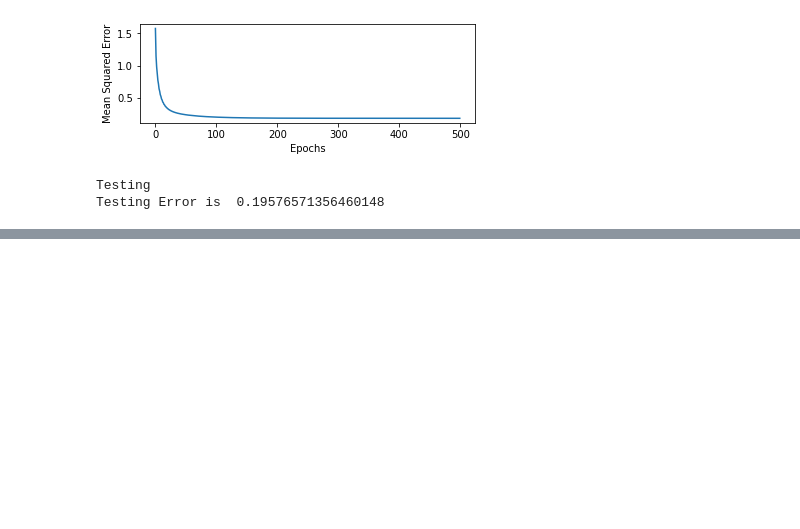
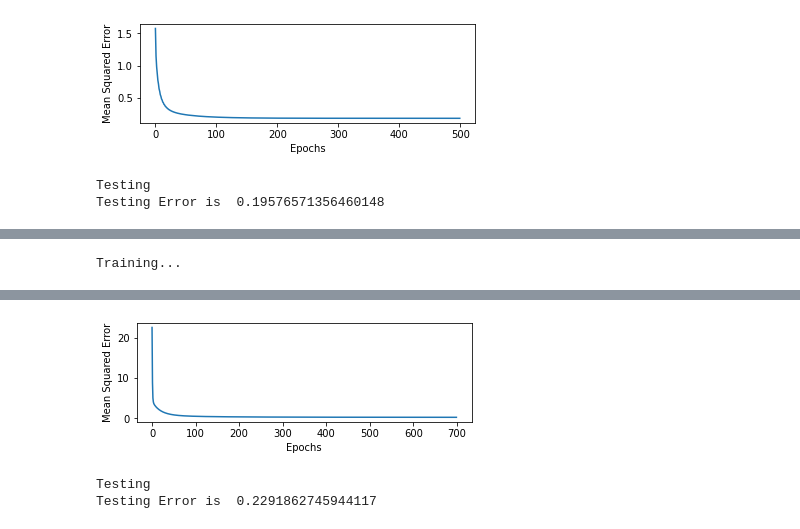
Before and after one commit to vineet891/FODS-Assignment, a Jupyter notebook: Assignment1/FODS_A1_a.ipynb, the cells around one changed output, grey strips where cells are left out. Saved outputs shown, nothing was run; the diff lists cells and outputs as text; code cells hidden in the pictures; blank space fills up the shorter version.

```diff
--- a/Assignment1/FODS_A1_a.ipynb
+++ b/Assignment1/FODS_A1_a.ipynb
@@ -402,0 +451,8 @@ Testing Error is  0.3314218770399761
+# %%
+x_train_trans_4 = transform(train_X,4)
+x_test_trans_4 = transform(test_X,4)
+# %%
+GD4 = Regression(x_train_trans_4, x_test_trans_4, train_y, test_y)
+GD4.fit(x_train_trans_4, train_y,epochs = 700, learning='GD', learning_rate=0.00005)
+# %% [output]
+Training...
@@ -402,0 +473,3 @@ Testing Error is  0.3314218770399761
+[figure, added]
+Testing
+Testing Error is  0.2291862745944117
```
Also changed, not shown: parts of 18 cells of this notebook.
